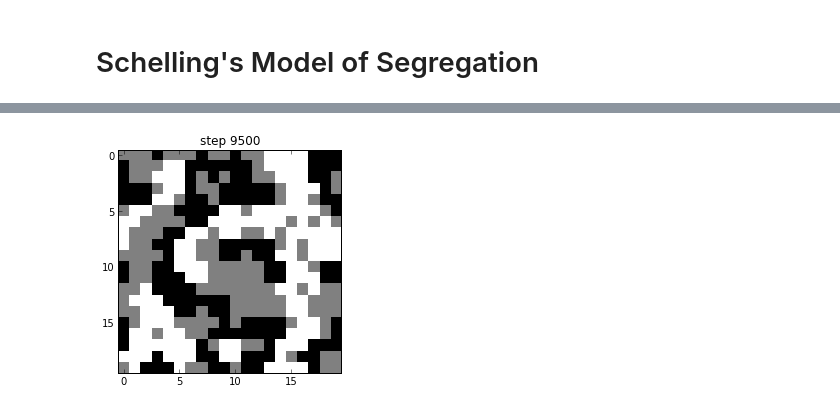
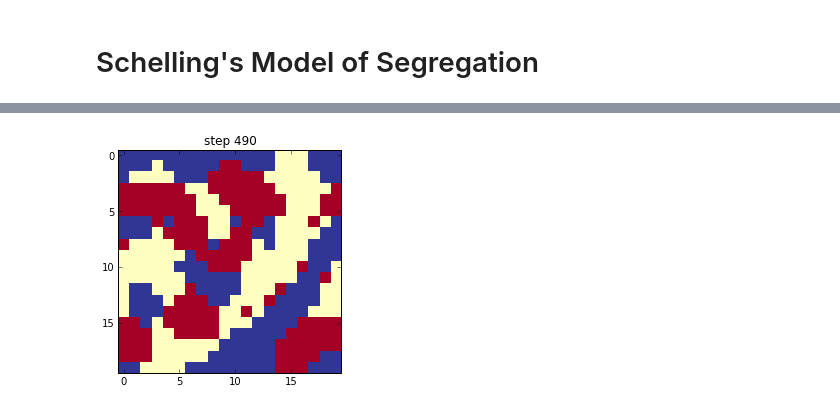
Before and after one commit to tmbdev-teaching/teaching-simso, a Jupyter notebook: 40-cellular-automata.ipynb, the cells around one changed output, grey strips where cells are left out. Cells and saved outputs as stored; diff of their text form; code cells hidden in the pictures.

```diff
--- a/40-cellular-automata.ipynb
+++ b/40-cellular-automata.ipynb
@@ -233,3 +428,0 @@ def rmajority(a):
-# %%
-a = (rand(100,100)>0.5)
-animate(recur(a,rmajority),steps=1000,every=10)
@@ -247,6 +468,6 @@ def init():
     a[n//3:2*n//3] = 1
     shuffle(a)
     a = a.reshape(r,r)
-    imshow(a)
 init()
+imshow(a,cm.RdYlBu)
 # %% [output]
@@ -254,5 +476,7 @@ init()
 # %%
 def same_neighbors(color,x,y):
+    """Count the number of neighbors in `a` at `x,y` with the given color"""
+    global a
     total = 0
     for i in range(-1,2):
         for j in range(-1,2):
@@ -262,6 +486,8 @@ def same_neighbors(color,x,y):
 # %%
 threshold = 3
 def content(color,x,y):
+    """Determine whether a family of race `color` is content at `x,y`."""
+    global threshold
     return same_neighbors(color,x,y)>=threshold
 # %%
 def step(a):
@@ -291,4 +517,6 @@ animate(recur(a,step),steps=100,every=5)
 # %%
-animate(recur(a,step),steps=10000,every=500)
+init()
+threshold = 4
+animate(recur(a,step),steps=500,every=10,cmap=cm.RdYlBu)
 # %% [output]
-[figure, old version]
+[figure, new version]
```
Also changed, not shown: parts of 67 cells of this notebook.
